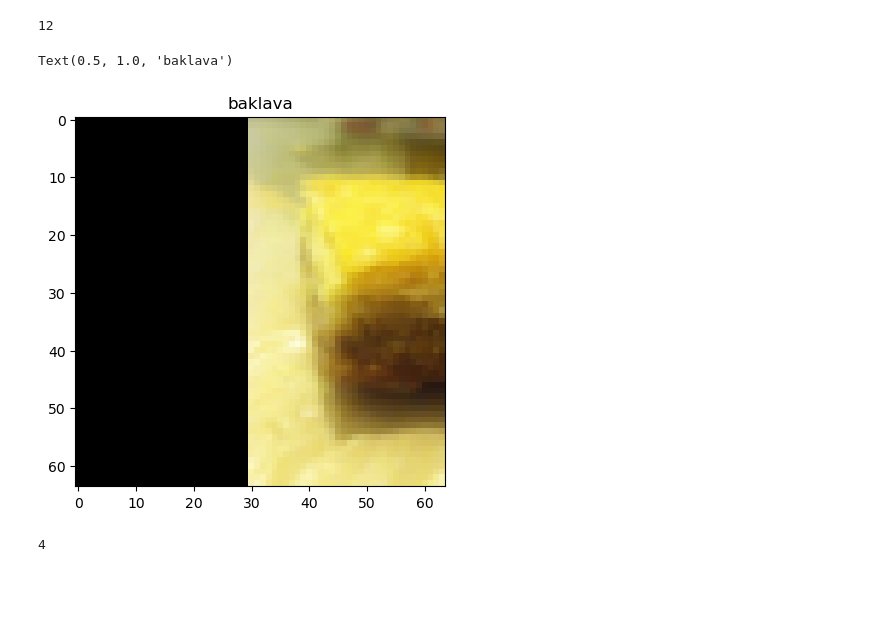
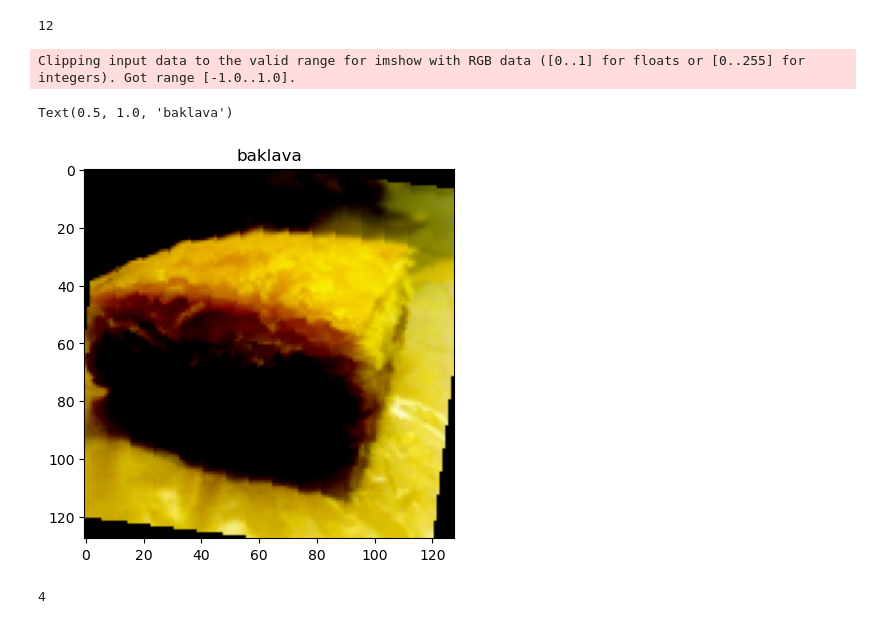
Before and after one commit to burakkyildiz/ai-engineer-lab, a Jupyter notebook: DeepLearning/12-Desert101.ipynb, the cells around one changed output. Cells and saved outputs as stored; diff of their text form; code cells hidden in the pictures; blank space fills up the shorter version.

Commit message:
update training steps

```diff
--- a/DeepLearning/12-Desert101.ipynb
+++ b/DeepLearning/12-Desert101.ipynb
@@ -75,3 +59,20 @@ test_data = datasets.ImageFolder(root=test_dir,
+# %%
+train_transforms = transforms.Compose([
+    transforms.Resize(size=(128, 128)),
+    transforms.RandomHorizontalFlip(p=0.5),
+    transforms.RandomRotation(degrees=15),
+    transforms.ToTensor(),
+    transforms.Normalize(mean=[0.5, 0.5, 0.5], std=[0.5, 0.5, 0.5])
+])
+
+test_transforms = transforms.Compose([
+    transforms.Resize(size=(128, 128)),
+    transforms.ToTensor(),
+    transforms.Normalize(mean=[0.5, 0.5, 0.5], std=[0.5, 0.5, 0.5])
+])
+
+train_data = datasets.ImageFolder(root=train_dir, transform=train_transforms)
+test_data = datasets.ImageFolder(root=test_dir, transform=test_transforms)
 # %%
 train_data
 # %% [output]
@@ -127,9 +128,10 @@ test_dataloader = DataLoader(dataset=test_data,
                                num_workers=NUM_WORKERS)
 # %%
 import matplotlib.pyplot as plt
-plt.imshow(train_data_loader.dataset[3][0].permute(1,2,0))
-plt.title(class_names[train_data_loader.dataset[3][1]])
+plt.imshow(train_dataloader.dataset[3][0].permute(1,2,0))
+plt.title(class_names[train_dataloader.dataset[3][1]])
 # %% [output]
-Text(0.5, 1.0, 'baklava')
+Clipping input data to the valid range for imshow with RGB data ([0..1] for floats or [0..255] for integers). Got range [-1.0..1.0].
+Text(0.5, 1.0, 'baklava')
-[figure, old version]
+[figure, new version]
 # %%
```
Also changed, not shown: parts of 26 cells of this notebook.
